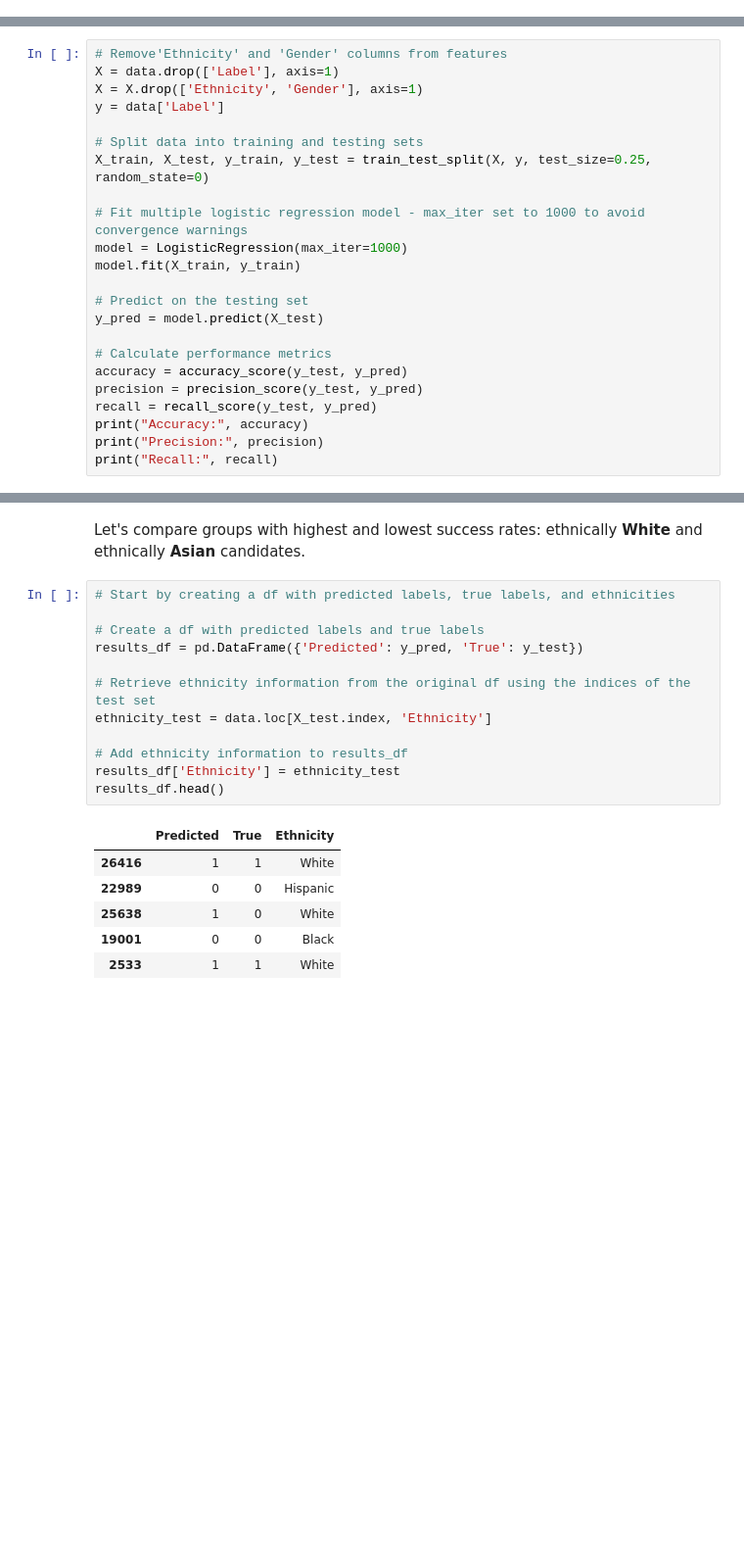
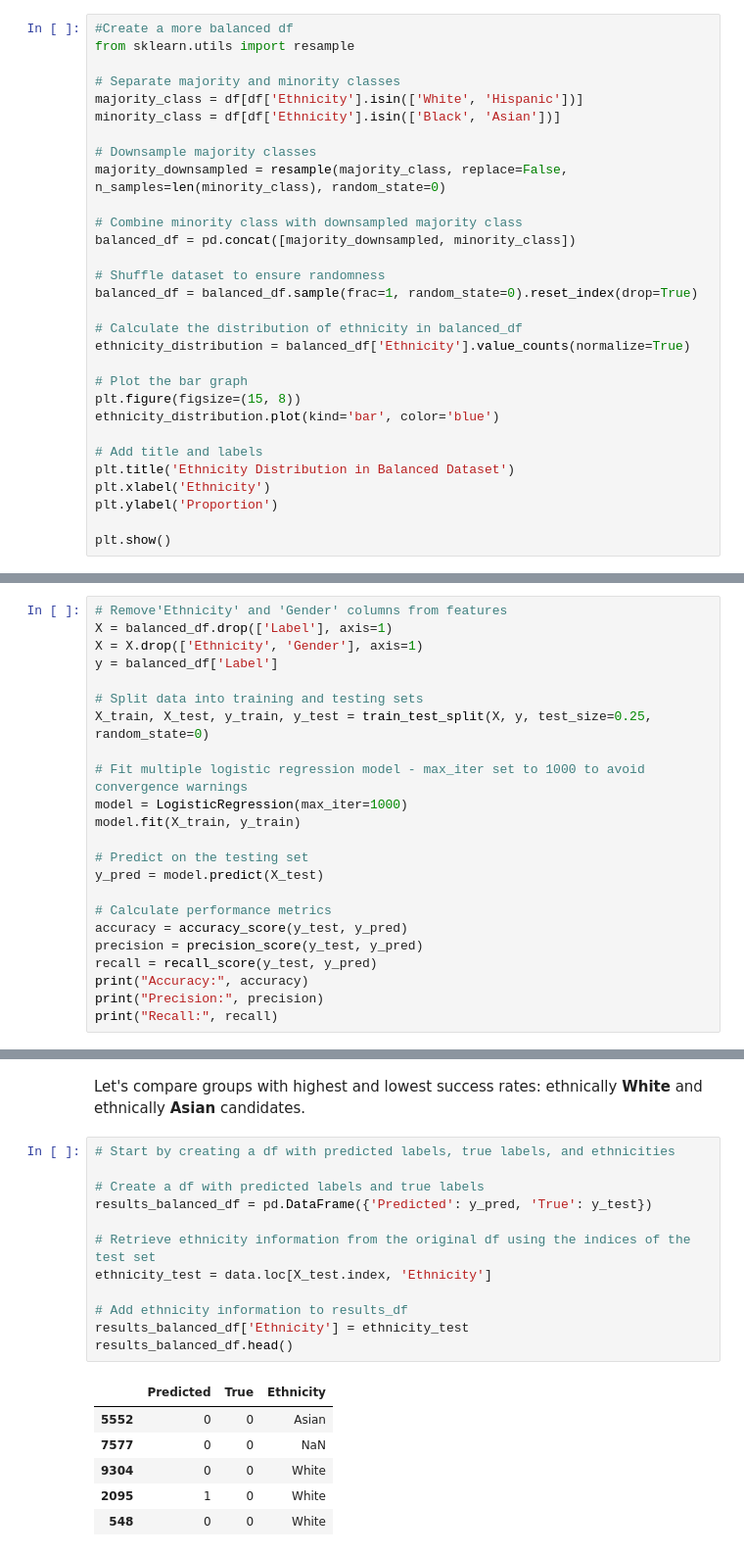
Before and after one commit to brandochouthi/BrandoChouthi-HolisticAI-Assessment, a Jupyter notebook: AssessmentHAI.ipynb, the cells around one changed output, grey strips where cells are left out. Shown: that part at 98% size. Drawn from its saved outputs; the diff is of its cells as text; blank space fills up the shorter version.

```diff
--- a/AssessmentHAI.ipynb
+++ b/AssessmentHAI.ipynb
@@ -111,0 +107,31 @@ Conclusions:
+# %%
+#Create a more balanced df
+from sklearn.utils import resample
+
+# Separate majority and minority classes
+majority_class = df[df['Ethnicity'].isin(['White', 'Hispanic'])]
+minority_class = df[df['Ethnicity'].isin(['Black', 'Asian'])]
+
+# Downsample majority classes
+majority_downsampled = resample(majority_class, replace=False,
+n_samples=len(minority_class), random_state=0)
+
+# Combine minority class with downsampled majority class
+balanced_df = pd.concat([majority_downsampled, minority_class])
+
+# Shuffle dataset to ensure randomness
+balanced_df = balanced_df.sample(frac=1, random_state=0).reset_index(drop=True)
+
+# Calculate the distribution of ethnicity in balanced_df
+ethnicity_distribution = balanced_df['Ethnicity'].value_counts(normalize=True)
+
+# Plot the bar graph
+plt.figure(figsize=(15, 8))
+ethnicity_distribution.plot(kind='bar', color='blue')
+
+# Add title and labels
+plt.title('Ethnicity Distribution in Balanced Dataset')
+plt.xlabel('Ethnicity')
+plt.ylabel('Proportion')
+
+plt.show()
@@ -186,9 +214,9 @@ from sklearn.linear_model import LogisticRegression
 from sklearn.metrics import accuracy_score, precision_score, recall_score
 # %%
 # Remove'Ethnicity' and 'Gender' columns from features
-X = data.drop(['Label'], axis=1)
+X = balanced_df.drop(['Label'], axis=1)
 X = X.drop(['Ethnicity', 'Gender'], axis=1)
-y = data['Label']
+y = balanced_df['Label']
 
 # Split data into training and testing sets
 X_train, X_test, y_train, y_test = train_test_split(X, y, test_size=0.25, random_state=0)
@@ -240,22 +268,22 @@ Let's compare groups with highest and lowest success rates: ethnically **White**
 # %%
 # Start by creating a df with predicted labels, true labels, and ethnicities
 
 # Create a df with predicted labels and true labels
-results_df = pd.DataFrame({'Predicted': y_pred, 'True': y_test})
+results_balanced_df = pd.DataFrame({'Predicted': y_pred, 'True': y_test})
 
 # Retrieve ethnicity information from the original df using the indices of the test set
 ethnicity_test = data.loc[X_test.index, 'Ethnicity']
 
 # Add ethnicity information to results_df
-results_df['Ethnicity'] = ethnicity_test
-results_df.head()
+results_balanced_df['Ethnicity'] = ethnicity_test
+results_balanced_df.head()
 # %% [output]
 |  | Predicted | True | Ethnicity |
-| 26416 | 1 | 1 | White |
-| 22989 | 0 | 0 | Hispanic |
-| 25638 | 1 | 0 | White |
-| 19001 | 0 | 0 | Black |
-| 2533 | 1 | 1 | White |
+| 5552 | 0 | 0 | Asian |
+| 7577 | 0 | 0 | NaN |
+| 9304 | 0 | 0 | White |
+| 2095 | 1 | 0 | White |
+| 548 | 0 | 0 | White |
 # %%
 # Create a function to calculate metrics for each ethnic group
 def group_metrics(group_name):
```
Also changed, not shown: parts of 9 cells of this notebook.
